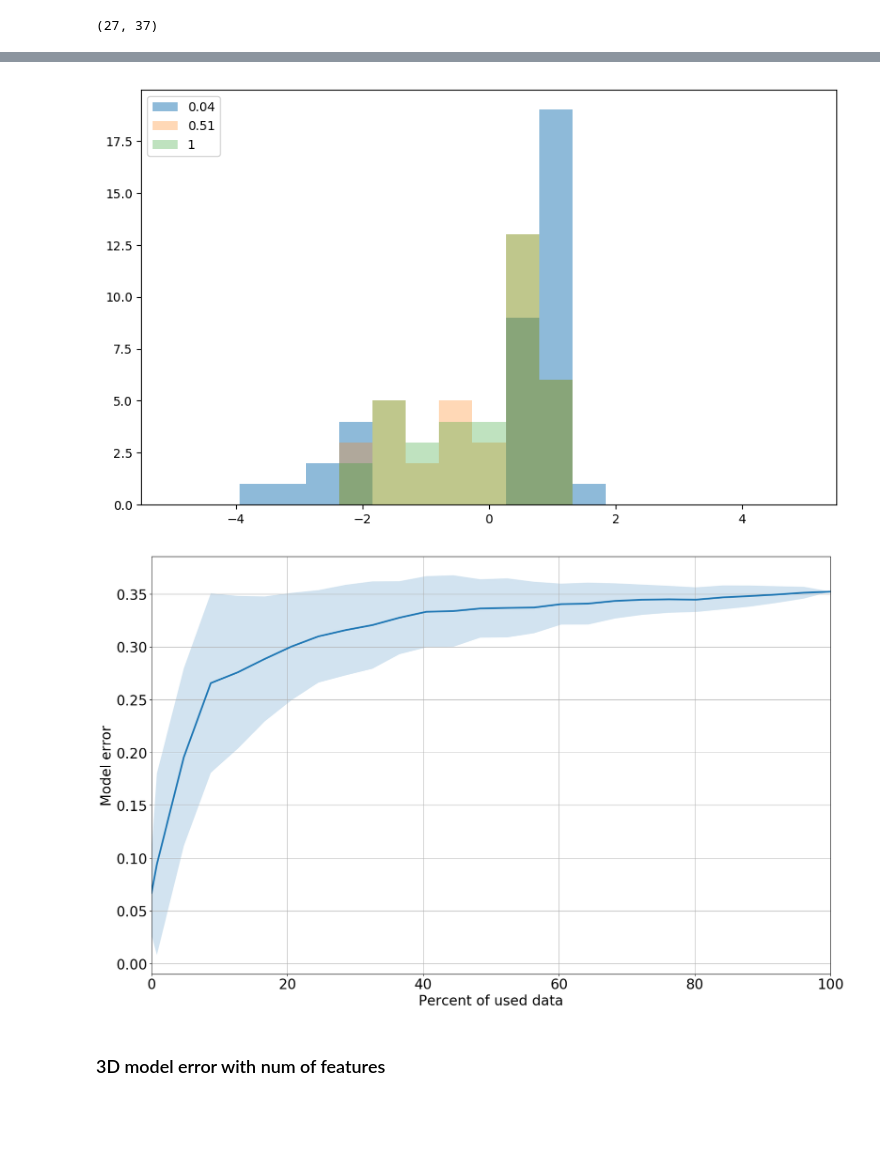
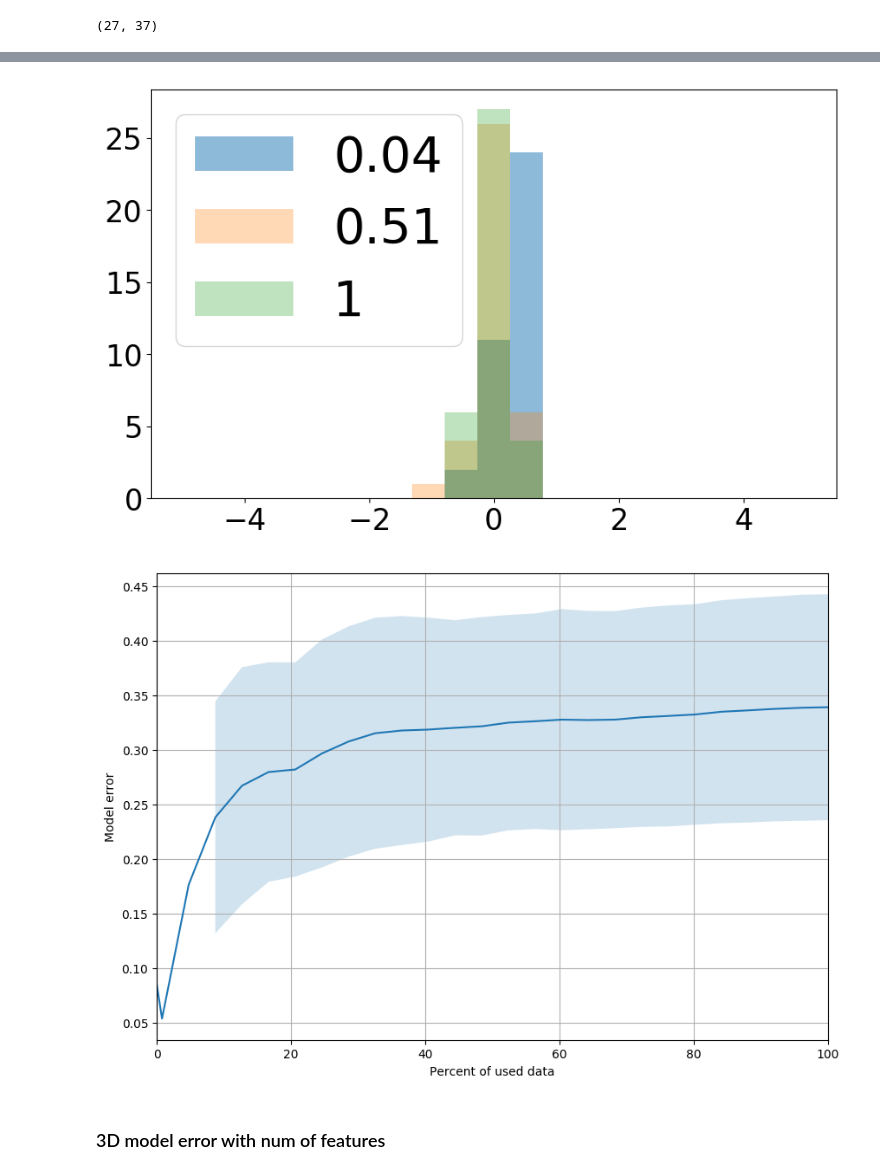
Before and after one commit to Intelligent-Systems-Phystech/ProjectSampleSize, a Jupyter notebook: BostonAnalysis.ipynb, the cells around one changed output, grey strips where cells are left out. Drawn from its saved outputs; the diff is of its cells as text; code cells hidden in the pictures; blank space fills up the shorter version.

```diff
--- a/BostonAnalysis.ipynb
+++ b/BostonAnalysis.ipynb
@@ -113,34 +115,45 @@ Adding an axes using the same arguments as a previous axes currently reuses the
 # %% [markdown]
 ### Observation of model error
 # %%
-def test_linear_model_error(data, init_size, step, test_data, num_of_tests=1):
+def test_linear_model_error(data, init_size, step, train_size, num_of_tests=1):
+    if train_size > len(data):
+        assert "Train is bigger than all data"
+
     error = [[]]
     hist_error = [[]]
 
+    full_train_data = []
+    test_data = []
     train_data = []
     chosen_data = []
     for i in range(num_of_tests):
-        train_data.append(data.sample(n=init_size, random_state=i))
+        full_train_data.append(data.sample(n=train_size, random_state=i))
+        test_data.append(data.loc[~data.index.isin(full_train_data[i].index)])
+
+        train_data.append(full_train_data[i].sample(n=init_size, random_state=i))
         chosen_data.append(np.array(train_data[i].index))
 
         model = LinearRegression().fit(train_data[i].iloc[:,:-1], train_data[i].iloc[:,-1])
-        error[0].append(mean_squared_error(model.predict(test_data.iloc[:,:-1]), test_data.iloc[:,-1]))
-        hist_error[0].append(model.predict(test_data.iloc[:,:-1]) - test_data.iloc[:,-1])
+        error[0].append(mean_squared_error(model.predict(test_data[i].iloc[:,:-1]), test_data[i].iloc[:,-1]))
+        hist_error[0].append(model.predict(test_data[i].iloc[:,:-1]) - test_data[i].iloc[:,-1])
 
     x = [0]
-    for k, j in enumerate(range(init_size, len(data)+1, step)):
+    for k, j in enumerate(range(init_size, train_size, step)):
         error.append([])
         hist_error.append([])
 
-        sample_size = min(step, len(data)-j)
+        sample_size = min(step, train_size-j)
         for i in range(num_of_tests):
-            add_data = data.loc[~data.index.isin(chosen_data[i])].sample(n=sample_size, random_state=i)
+            add_data = (full_train_data[i].
+                        loc[~full_train_data[i].index.isin(chosen_data[i])].
+                        sample(n=sample_size, random_state=i)
+                       )
             chosen_data[i] = np.concatenate((chosen_data[i], add_data.index))
             train_data[i] = pd.concat((train_data[i], add_data))
 
             model = LinearRegression().fit(train_data[i].iloc[:,:-1], train_data[i].iloc[:,-1])
-            error[k+1].append(mean_squared_error(model.predict(test_data.iloc[:,:-1]), test_data.iloc[:,-1]))
-            hist_error[k+1].append(model.predict(test_data.iloc[:,:-1]) - test_data.iloc[:,-1])
+            error[k+1].append(mean_squared_error(model.predict(test_data[i].iloc[:,:-1]), test_data[i].iloc[:,-1]))
+            hist_error[k+1].append(model.predict(test_data[i].iloc[:,:-1]) - test_data[i].iloc[:,-1])
         x.append(j)
 
     x = np.array(x)
@@ -158,3 +166,6 @@ set_plt_params()
+# %%
+set_plt_params()
+plt.rcParams['figure.figsize'] = (12, 7)
 # %%
 plt.hist(boston_hist_error_mean[0], bins=20)
 # %% [output]
@@ -397,5 +408,5 @@ servo_test = servo_df.loc[~servo_df.index.isin(servo_train.index)]
 # %%
-servo_error, servo_hist_error, x = test_linear_model_error(servo_train, 1, 5, servo_test, num_of_tests=50)
+servo_error, servo_hist_error, x = test_linear_model_error(servo_df, 1, 5, 130, num_of_tests=50)
 # %%
 servo_hist_error_mean = servo_hist_error.mean(axis=1)
 # %%
@@ -450,25 +461,25 @@ plt.hist(servo_hist_error_mean[-1], bins, alpha=0.3, label=1)
 plt.legend(loc='upper left')
 plt.show()
 # %% [output]
-[figure, old version]
+[figure, new version]
 # %%
 set_plt_params()
 # %%
 mean = np.mean(np.exp(-servo_error), axis=1)
 std = np.std(np.exp(-servo_error), axis=1)
 
 plt.plot(x, mean)
-plt.fill_between(x, mean - std, mean + std, alpha=0.2)
+plt.fill_between(x[3:], mean[3:] - std[3:], mean[3:] + std[3:], alpha=0.2)
 
 axes = plt.axes()
 axes.set_xlim([0, 100])
 
 plt.xlabel("Percent of used data")
 plt.ylabel("Model error")
 plt.grid()
 plt.show()
 # %% [output]
-[figure, old version]
+[figure, new version]
 # %% [markdown]
 ### 3D model error with num of features
 # %%
```
Also changed, not shown: parts of 95 cells of this notebook, 1 other file.
